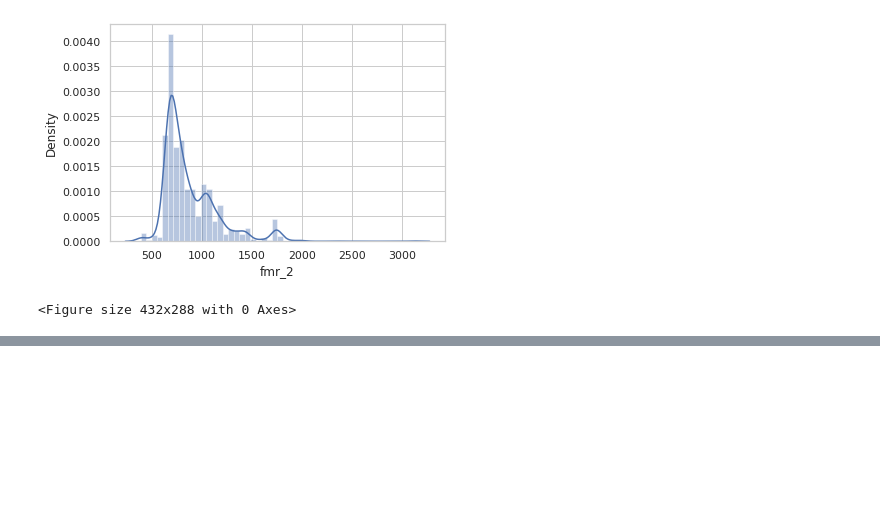
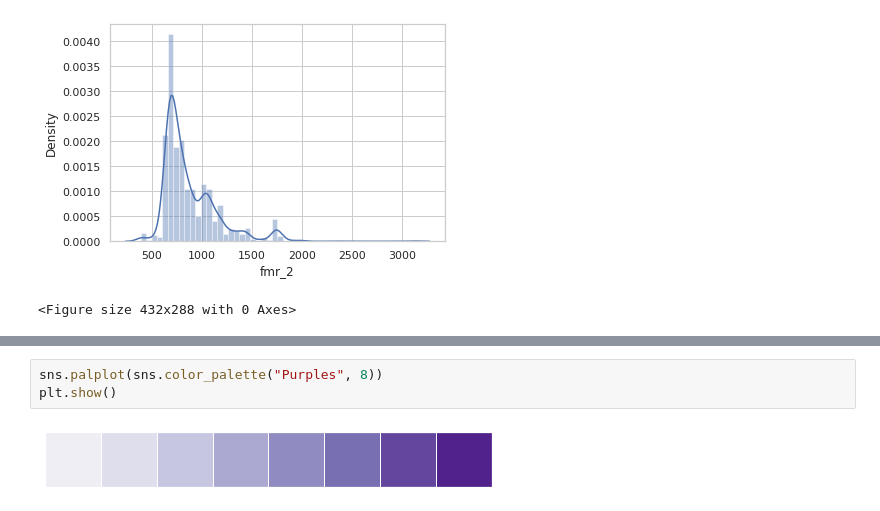
Before and after one commit to Code-Pizza/PythonDataScienceDataCamp, a Jupyter notebook: Seaborn Visualization/Intro to Seaborn.ipynb, the cells around one changed output, grey strips where cells are left out. Cells and saved outputs as stored; diff of their text form; blank space fills up the shorter version.

```diff
--- a/Seaborn Visualization/Intro to Seaborn.ipynb
+++ b/Seaborn Visualization/Intro to Seaborn.ipynb
@@ -676,0 +726,5 @@ plt.clf()
+# %%
+sns.palplot(sns.color_palette("Purples", 8))
+plt.show()
+# %% [output]
+[figure, added]
```
Also changed, not shown: parts of 90 cells of this notebook, 3 other files.
